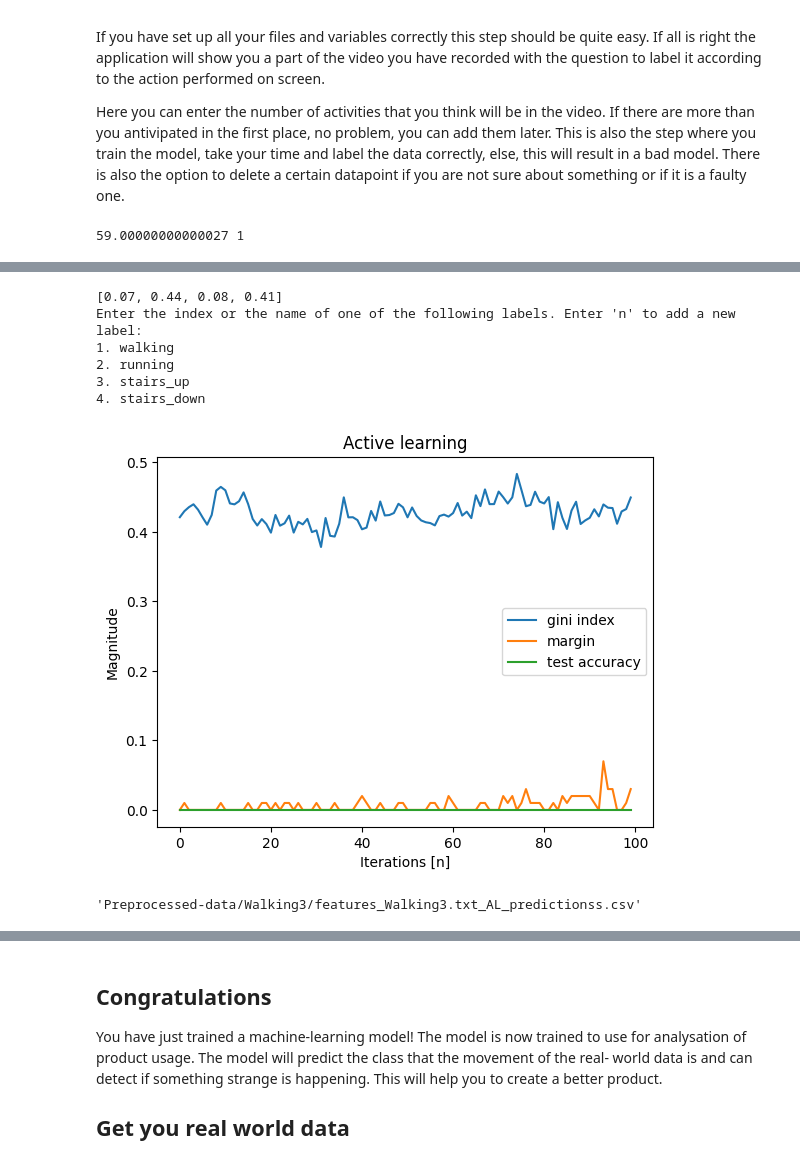
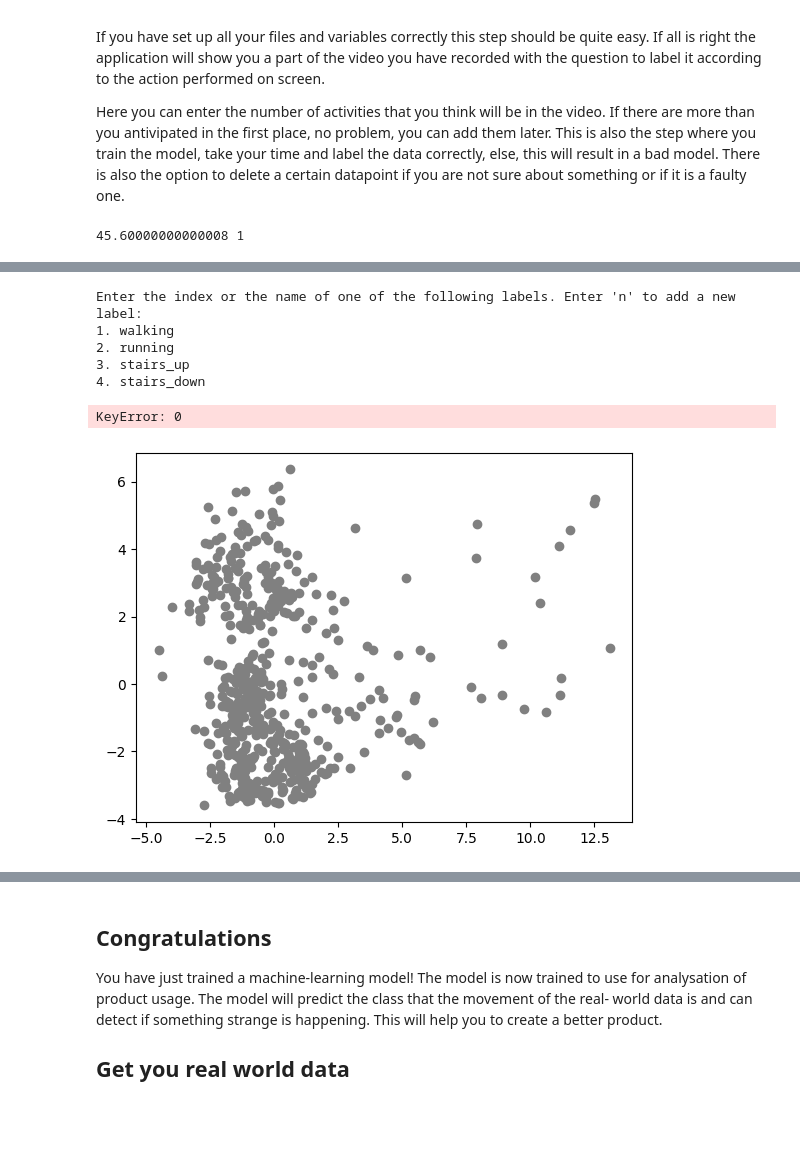
Before and after one commit to iantmn/Capstone-AI-IoT, a Jupyter notebook: Notebook.ipynb, the cells around one changed output, grey strips where cells are left out. Drawn from its saved outputs; the diff is of its cells as text; code cells hidden in the pictures; blank space fills up the shorter version.

```diff
--- a/Notebook.ipynb
+++ b/Notebook.ipynb
@@ -111,18 +202,16 @@ Here you can enter the number of activities that you think will be in the video.
 This is also the step where you train the model, take your time and label the data correctly, else, this will result in a bad model. There is also the option to delete a certain datapoint if you are not sure about something or if it is a faulty one.
 # %%
 AL = ActiveLearning(fr'Preprocessed-data/{Activity}/features_{Activity}_scaled.csv', Activity, labels, 1)
-AL.training(1003344
-)
+AL.training(20, random_points=1)
 AL.plotting()
 AL.write_to_file()
 # %% [output]
-59.00000000000027 1
+45.60000000000008 1
 [interactive output not drawn]
-[0.07, 0.44, 0.08, 0.41]
 Enter the index or the name of one of the following labels. Enter 'n' to add a new label:
 1. walking
 2. running
 3. stairs_up
 4. stairs_down
+KeyError: 0
-[figure, old version]
+[figure, new version]
-'Preprocessed-data/Walking3/features_Walking3.txt_AL_predictionss.csv'
```
Also changed, not shown: parts of 7 cells of this notebook, 4 other files.
